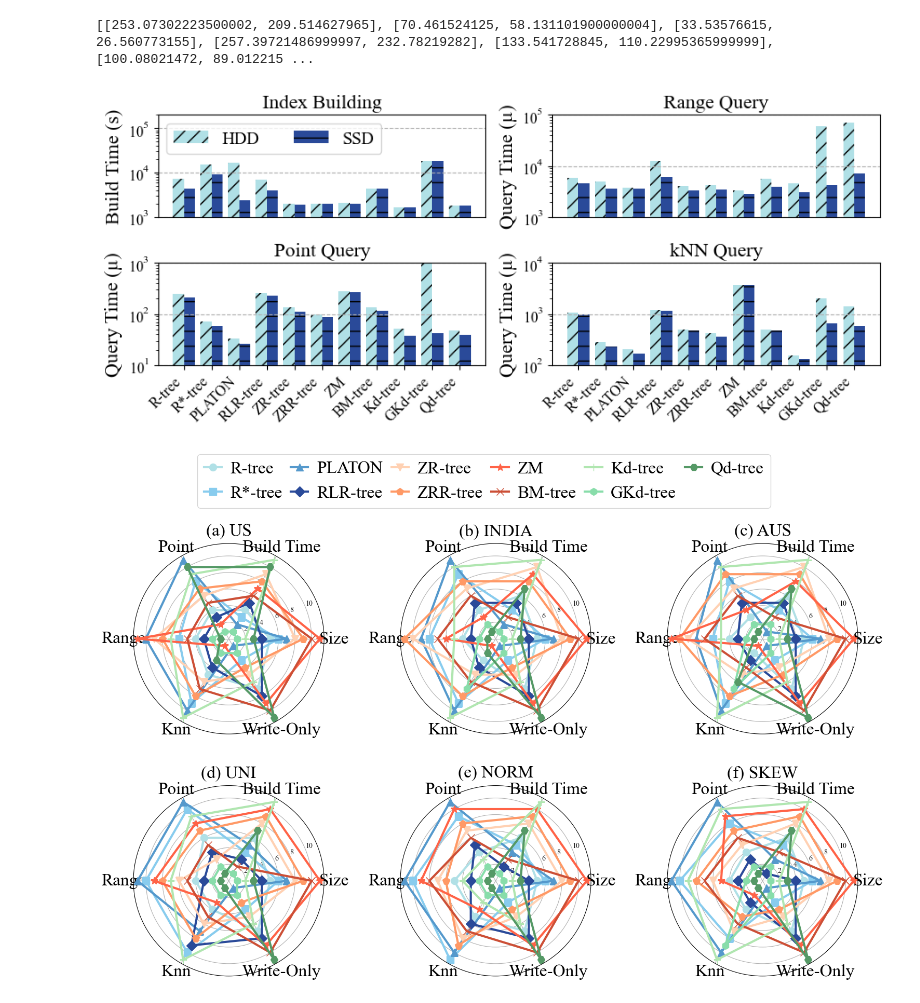
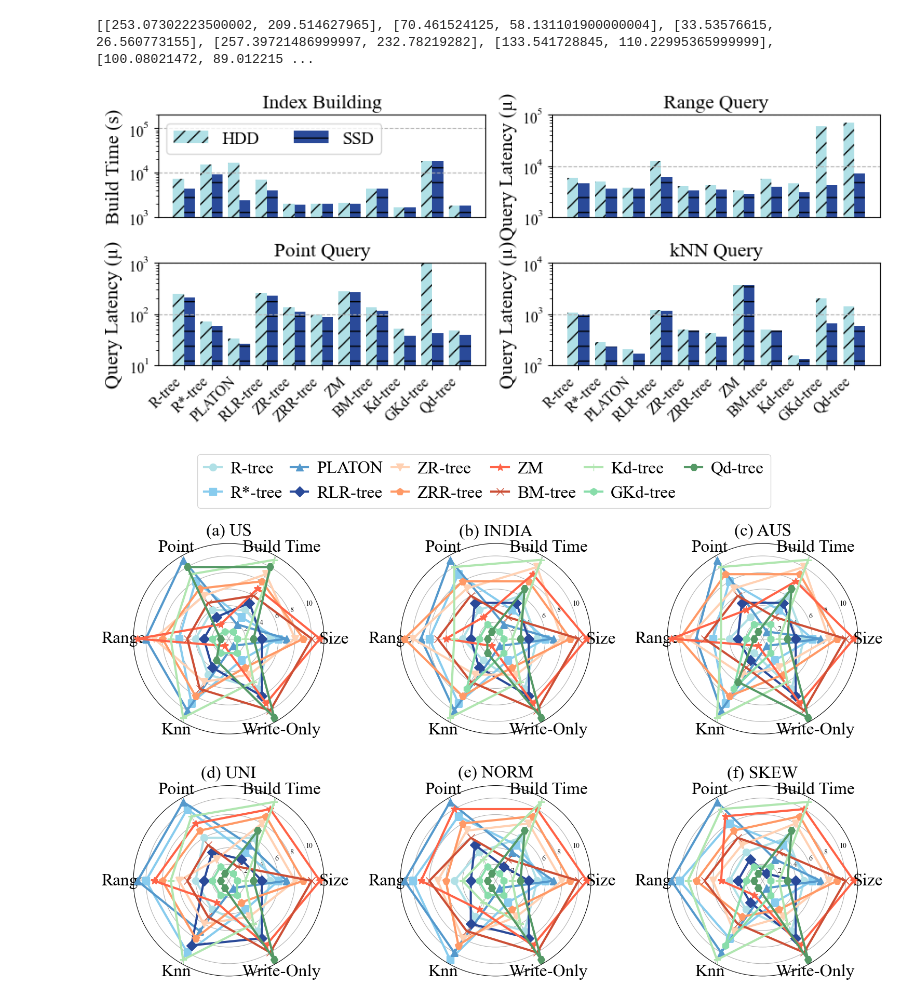
Before and after one commit to Liuguanli/rl_spatial_benchmark, a Jupyter notebook: notebook/Benchmark_Result_Figures-SIGMOD-SSD-and-PieChart.ipynb, the cells around one changed output. Drawn from its saved outputs; the diff is of its cells as text; code cells hidden in the pictures.

```diff
--- a/notebook/Benchmark_Result_Figures-SIGMOD-SSD-and-PieChart.ipynb
+++ b/notebook/Benchmark_Result_Figures-SIGMOD-SSD-and-PieChart.ipynb
@@ -272,35 +272,35 @@ for i, (ax, query_type, data) in enumerate(zip(axes.flat, query_types, all_data)
         ax.set_xticks([])
 
     if i == 0:
         ax.set_ylabel('Build Time (s)', fontsize=16)
     else:
-        ax.set_ylabel('Query Time (µ)', fontsize=16)
+        ax.set_ylabel('Query Latency (µ)', fontsize=16)
 
     ax.set_ylim(bottom=bottoms[i])
     ax.set_ylim(top=tops[i])
 
     ax.tick_params(axis='y', labelsize=12)
 
     ax.set_yscale('log')
     ax.grid(True, axis='y', linestyle='--', alpha=1.0)
 
 axes[0, 0].legend(loc='upper left', fontsize=14, ncol=2)
 
 output_file_paths = [folder + "/exp_sigmod/hdd_vs_ssd.pdf", "../figs/exp_sigmod/hdd_vs_ssd.png"]
 
 plt.tight_layout()
 
 if output_file_paths:
     for output_file_path in output_file_paths:
         if output_file_path.endswith(".pdf"):
             plt.savefig(output_file_path, format='pdf', bbox_inches='tight')
         if output_file_path.endswith(".png"):
             plt.savefig(output_file_path, format='png', bbox_inches='tight')
 
 
 plt.show()
 # %% [output]
-[figure, old version]
+[figure, new version]
 # %%
 
 data_names = ["us_100000000", "india_100000000", "australia_100000000", "data_100000000_2_uniform_1", "data_100000000_2_normal_1", "data_100000000_2_skewed_4"]
```
Also changed, not shown: 20 other files.
